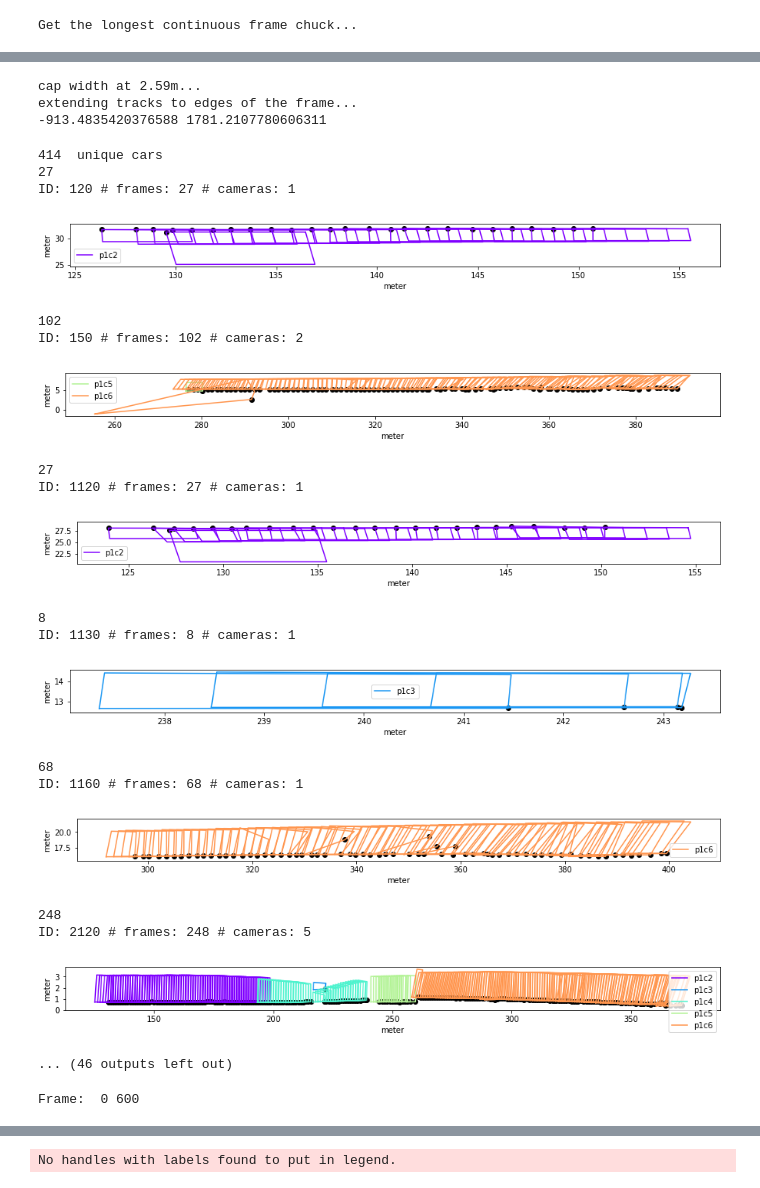
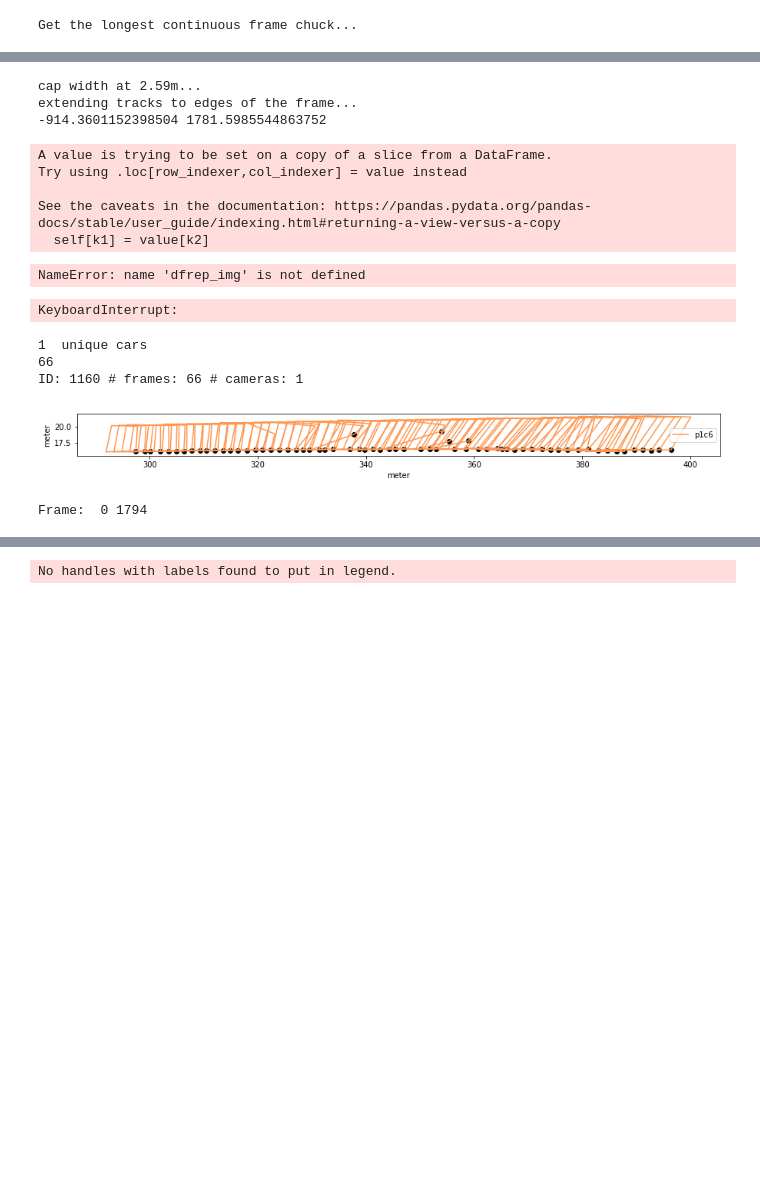
Before and after one commit to yanb514/I24-postprocessing, a Jupyter notebook: I24_multiple_cameras.ipynb, the cells around one changed output, grey strips where cells are left out. Cells and saved outputs as stored; diff of their text form; code cells hidden in the pictures; blank space fills up the shorter version.

```diff
--- a/I24_multiple_cameras.ipynb
+++ b/I24_multiple_cameras.ipynb
@@ -122,8 +179,19 @@ importlib.reload(utils)
 import utils_optimization as opt
 importlib.reload(opt)
 
-dfrep = utils.post_process(dfre)
+dfrep = utils.post_process(dfrre)
 # %% [output]
 cap width at 2.59m...
 extending tracks to edges of the frame...
--913.4835420376588 1781.2107780606311
+-914.3601152398504 1781.5985544863752
+# %%
+import utils
+importlib.reload(utils)
+dfrep_img = utils.road_to_img(dfrep, tform_path)
+# dfrep[['x']].apply(lambda x: 1 if x.all()>150 else x)
+# %% [output]
+A value is trying to be set on a copy of a slice from a DataFrame.
+Try using .loc[row_indexer,col_indexer] = value instead
+
+See the caveats in the documentation: https://pandas.pydata.org/pandas-docs/stable/user_guide/indexing.html#returning-a-view-versus-a-copy
+  self[k1] = value[k2]
@@ -130 +200,25 @@ extending tracks to edges of the frame...
+# %%
+# save file to individual cameras
+
+import utils
+importlib.reload(utils)
+
+groups = dfrep_img.groupby('camera_post')
+for camera_id, group in groups:
+    file_name = 'rectified_'+camera_id+'.csv'
+    group.to_csv(data_path.joinpath('rectified/' + file_name))
+# %% [output]
+NameError: name 'dfrep_img' is not defined
+# %%
+# visualize footprint on the camera video
+
+import plot_rectified_objects
+importlib.reload(plot_rectified_objects)
+data_path = pathlib.Path().absolute().joinpath('../June 2021 Data - 1 minute 5 cameras w RAV 4')
+video = str(data_path.joinpath('p1c3_00000_track_outputs_corrected_3D.csv_3D.mp4'))
+label_file = str(data_path.joinpath('rectified/rectify_individual_camera/rectified_p1c3.csv'))
+
+plot_rectified_objects.plot_rectified_objects(video,label_file,frame_rate = 10)
+# %% [output]
+KeyboardInterrupt:
 # %%
@@ -138,68 +232,52 @@ camera_list = ['p1c2','p1c3','p1c4','p1c5','p1c6','nan']
 color=cm.rainbow(np.linspace(0,1,len(camera_list)))
 camera_dict = dict(zip(camera_list,color))
 
-groups = df.groupby('ID')
+groups = car.groupby('ID')
 groupList = list(groups.groups)
 nO = len(groupList) # number of cars to test
 print(nO,' unique cars')
 
 
 for i in range(nO):
     ID = groupList[i]
 #     if str(int(ID)) not in rav4:
 #         continue
     Y1 = groups.get_group(ID)
     print(len(Y1))
     camera_group = Y1.groupby('camera')
     print('ID:',ID,'# frames:',len(Y1),'# cameras:',len(camera_group))
     fig, ax = plt.subplots(figsize=(15,1))
 
     for cameraID,cg in camera_group:
         Y = np.array(cg[['bbr_x','bbr_y', 'fbr_x','fbr_y','fbl_x','fbl_y','bbl_x', 'bbl_y']])
         c=camera_dict[cameraID]
         for i in range(len(Y)):
             coord = Y[i,:]
             coord = np.reshape(coord,(-1,2)).tolist()
             coord.append(coord[0]) #repeat the first point to create a 'closed loop'
             xs, ys = zip(*coord) #lon, lat as x, y
             plt.plot(xs,ys,c=c,label=cameraID if i == 0 else "")
 
         plt.scatter(Y[:,2],Y[:,3],color='black')
         ax = plt.gca()
         plt.xlabel('meter')
         plt.ylabel('meter')
         ax.format_coord = lambda x,y: '%.6f, %.6f' % (x,y)
     plt.legend()
     plt.show()
 # %% [output]
-414  unique cars
-27
-ID: 120 # frames: 27 # cameras: 1
+1  unique cars
+66
+ID: 1160 # frames: 66 # cameras: 1
-[figure, old version]
+[figure, new version]
-102
-ID: 150 # frames: 102 # cameras: 2
-[figure, removed]
-27
-ID: 1120 # frames: 27 # cameras: 1
-[figure, removed]
-8
-ID: 1130 # frames: 8 # cameras: 1
-[figure, removed]
-68
-ID: 1160 # frames: 68 # cameras: 1
-[figure, removed]
-248
-ID: 2120 # frames: 248 # cameras: 5
-[figure, removed]
-... (46 outputs left out)
 # %%
 import importlib
 import animation_utils as an
 importlib.reload(an)
 image_folder = '../p1c4'
-an.generate_frames(dfre, xmin=300, xmax = 1500, ymax=120, skip_frame=2, image_folder=image_folder)
+an.generate_frames(dfrre, xmin=300, xmax = 1500, ymax=120, skip_frame=2, image_folder=image_folder)
 # %% [output]
-Frame:  0 600
+Frame:  0 1794
 # %%
 # Fetch image files from the folder, and create an animation.
 importlib.reload(an)
```
Also changed, not shown: parts of 13 cells of this notebook, 8 other files.
